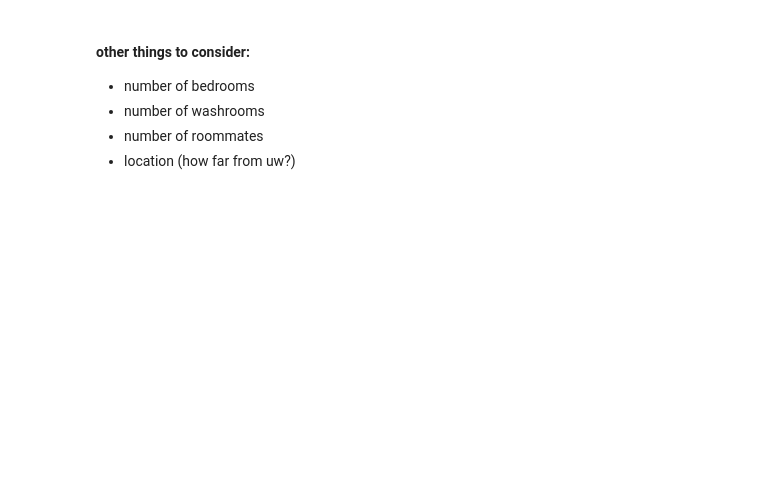
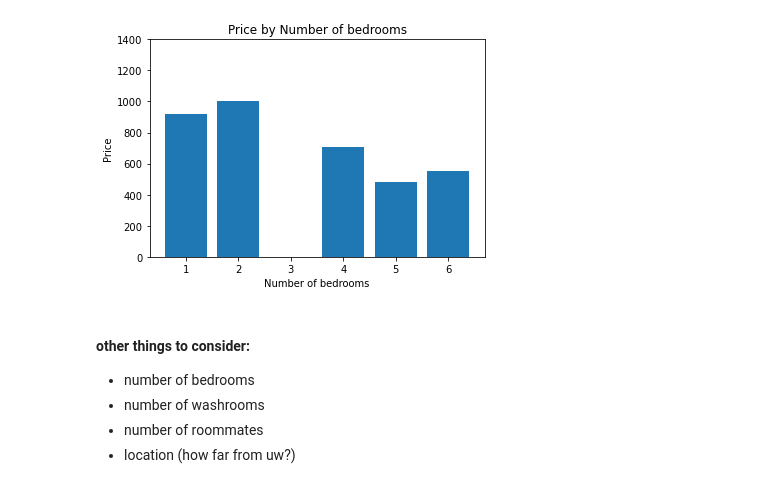
Before and after one commit to iriskimm/uw-student-housing, a Jupyter notebook: facebook_scraper.ipynb, the cells around one changed output. Cells and saved outputs as stored; diff of their text form; code cells hidden in the pictures; blank space fills up the shorter version.

```diff
--- a/facebook_scraper.ipynb
+++ b/facebook_scraper.ipynb
@@ -158,10 +242,12 @@ plt.show()
 # %%
 plt.bar(price_by_bedroom.keys(), price_by_bedroom.values())
-plt.ylim(0, 4000)
+plt.ylim(0, 1400)
 plt.title("Price by Number of bedrooms")
 plt.xlabel('Number of bedrooms')
 plt.ylabel('Price')
 plt.show()
+# %% [output]
+[figure, added]
 # %% [markdown]
 #### other things to consider:
 - number of bedrooms
```
Also changed, not shown: parts of 25 cells of this notebook, 1 other file.
